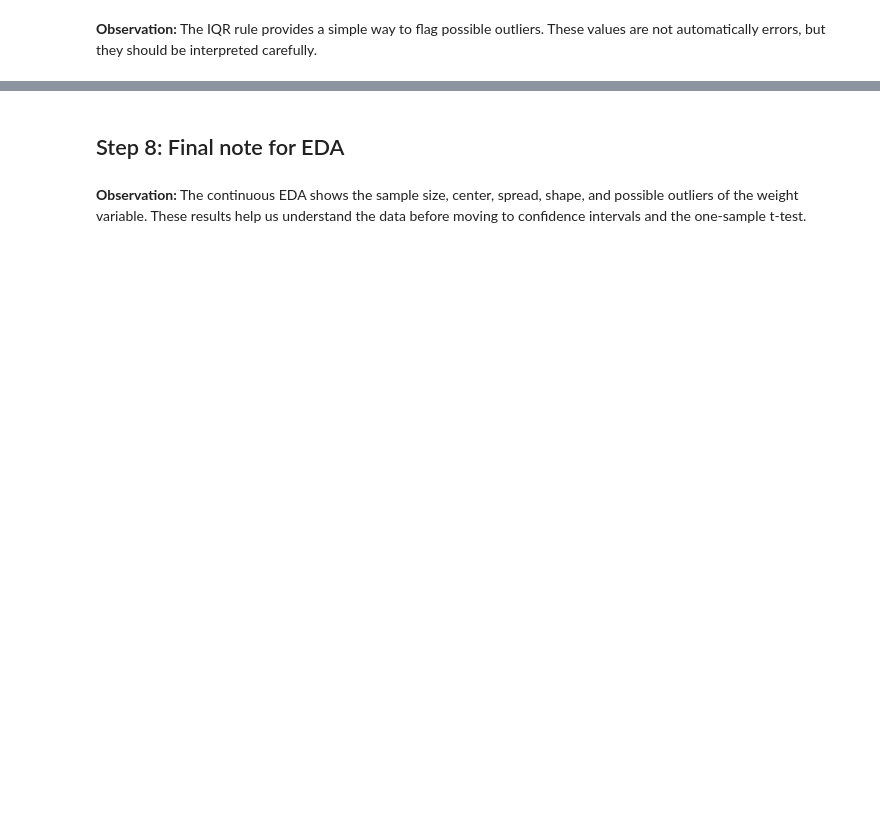
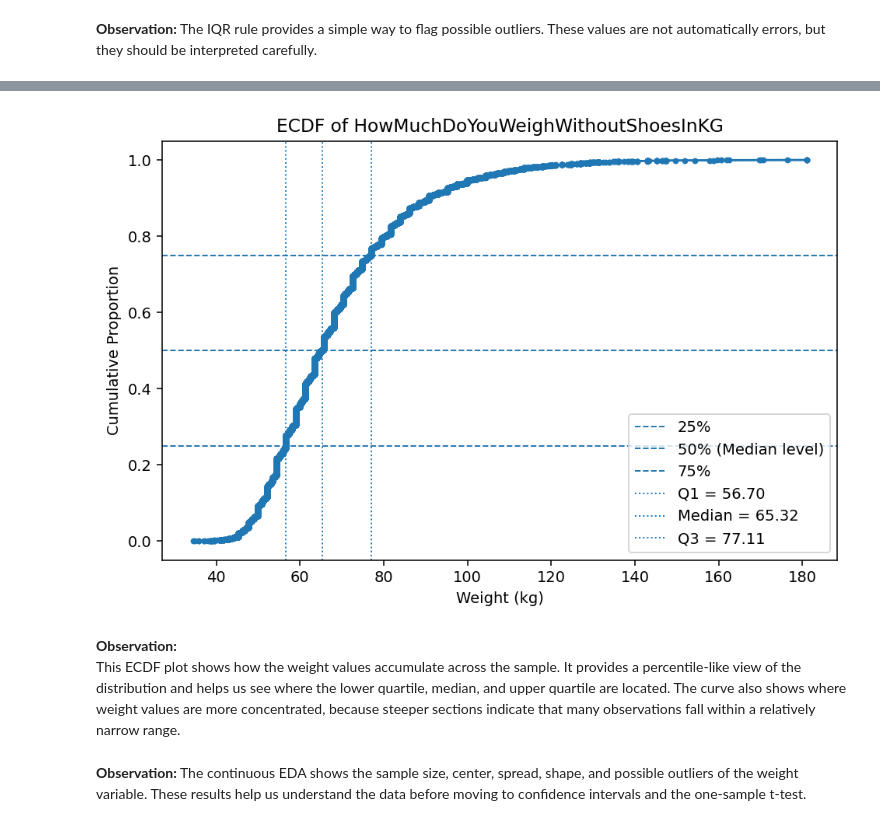
Before and after one commit to t111370229-cmd/project-cycle-2, a Jupyter notebook: notebooks/03_02_continuous_EDA.ipynb, the cells around one changed output, grey strips where cells are left out. Saved outputs shown, nothing was run; the diff lists cells and outputs as text; code cells hidden in the pictures; blank space fills up the shorter version.

```diff
--- a/notebooks/03_02_continuous_EDA.ipynb
+++ b/notebooks/03_02_continuous_EDA.ipynb
@@ -188,4 +233,42 @@ print("Saved table to:", outlier_save_path)
-# %% [markdown]
-## Step 8: Final note for EDA
+# %%
+# Additional EDA: ECDF of HowMuchDoYouWeighWithoutShoesInKG
+# Keep valid numeric values only
+weight_data = pd.to_numeric(df[continuous_var], errors="coerce")
+weight_data = weight_data[weight_data > 0].dropna()
+
+# Sort data for ECDF
+x = np.sort(weight_data)
+y = np.arange(1, len(x) + 1) / len(x)
+
+# Quartiles and median
+q1 = np.percentile(x, 25)
+q2 = np.percentile(x, 50)
+q3 = np.percentile(x, 75)
+
+# Plot ECDF
+fig, ax = plt.subplots(figsize=(8, 5))
+ax.plot(x, y, marker=".", linestyle="-")
+ax.axhline(0.25, linestyle="--", linewidth=1, label="25%")
+ax.axhline(0.50, linestyle="--", linewidth=1, label="50% (Median level)")
+ax.axhline(0.75, linestyle="--", linewidth=1, label="75%")
+ax.axvline(q1, linestyle=":", linewidth=1, label=f"Q1 = {q1:.2f}")
+ax.axvline(q2, linestyle=":", linewidth=1, label=f"Median = {q2:.2f}")
+ax.axvline(q3, linestyle=":", linewidth=1, label=f"Q3 = {q3:.2f}")
+
+ax.set_title("ECDF of HowMuchDoYouWeighWithoutShoesInKG")
+ax.set_xlabel("Weight (kg)")
+ax.set_ylabel("Cumulative Proportion")
+ax.legend()
+
+# Save figure
+boxplot_save_path = os.path.join(figures_dir, "continuous_ecdf_weight.png")
+fig.savefig(boxplot_save_path, bbox_inches="tight")
+plt.show()
+plt.close(fig)
+# %% [output]
+[figure, added]
+# %% [markdown]
+**Observation:**
+This ECDF plot shows how the weight values accumulate across the sample. It provides a percentile-like view of the distribution and helps us see where the lower quartile, median, and upper quartile are located. The curve also shows where weight values are more concentrated, because steeper sections indicate that many observations fall within a relatively narrow range.
 # %% [markdown]
 **Observation:** The continuous EDA shows the sample size, center, spread, shape, and possible outliers of the weight variable. These results help us understand the data before moving to confidence intervals and the one-sample t-test.
```
Also changed, not shown: parts of 10 cells of this notebook, 21 other files.
